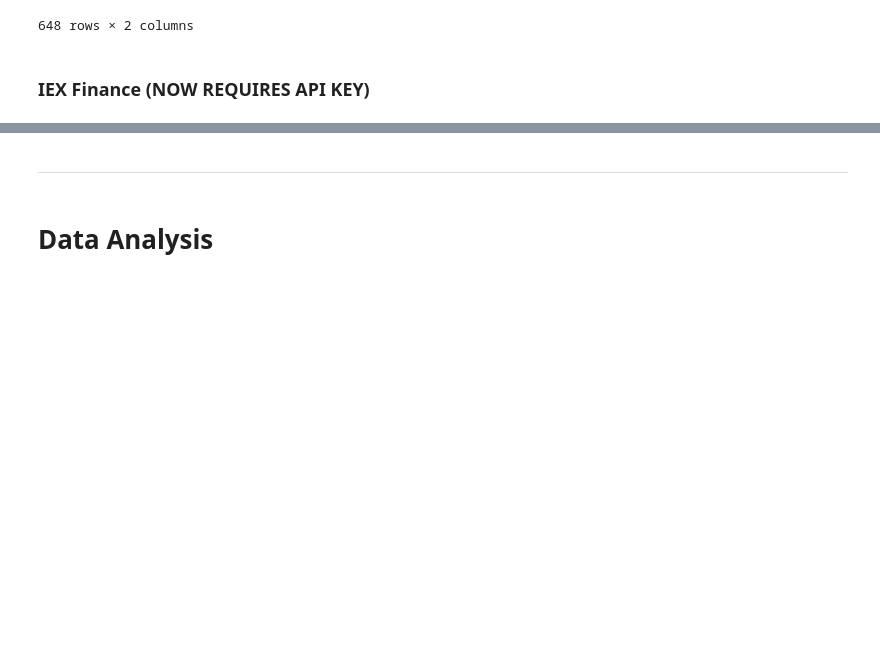
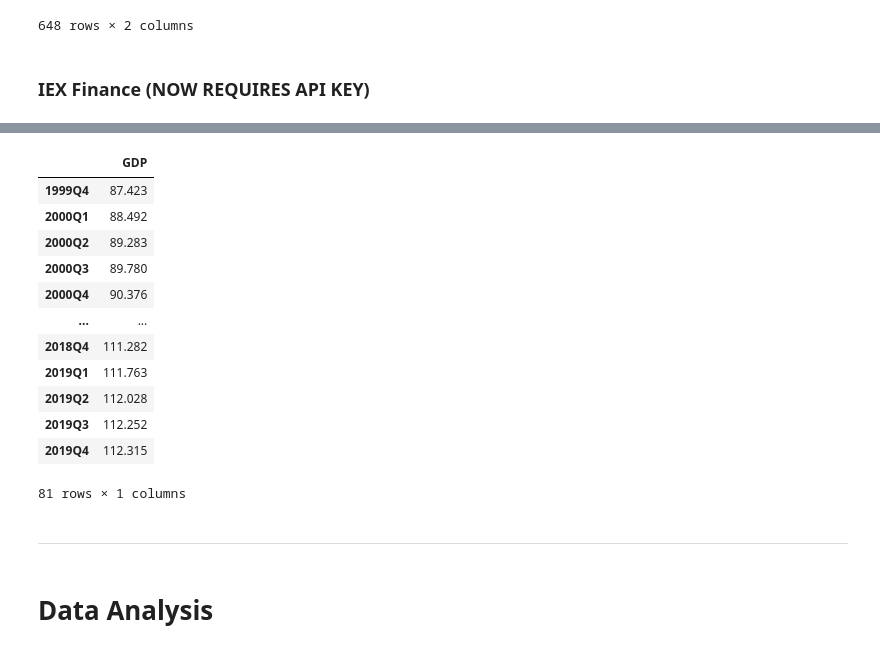
Before and after one commit to jbduarte/SGPE_Numerical_Course, a Jupyter notebook: Part 3- Data Analysis/14_Data_Analysis.ipynb, the cells around one changed output, grey strips where cells are left out. Drawn from its saved outputs; the diff is of its cells as text; code cells hidden in the pictures; blank space fills up the shorter version.

```diff
--- a/Part 3- Data Analysis/14_Data_Analysis.ipynb
+++ b/Part 3- Data Analysis/14_Data_Analysis.ipynb
@@ -526,3 +506,33 @@ end = datetime(2018, 8, 29)
+# %%
+import requests, json
+import io
+
+euro_stat_vars = ['B1GQ']
+labels = ['GDP']
+
+url_base = "http://ec.europa.eu/eurostat/wdds/rest/data/v2.1/json/en/"
+data_base = 'namq_10_gdp'
+variable = 'B1GQ'
+geo = 'EA12'
+url = url_base + data_base +  '?na_item=' + variable + '&precision=1&geo=' + geo + '&unit=CLV_I10&s_adj=SCA&time=1999Q4&time=2000Q1&time=2000Q2&time=2000Q3&time=2000Q4&time=2001Q1&time=2001Q2&time=2001Q3&time=2001Q4&time=2002Q1&time=2002Q2&time=2002Q3&time=2002Q4&time=2003Q1&time=2003Q2&time=2003Q3&time=2003Q4&time=2004Q1&time=2004Q2&time=2004Q3&time=2004Q4&time=2005Q1&time=2005Q2&time=2005Q3&time=2005Q4&time=2006Q1&time=2006Q2&time=2006Q3&time=2006Q4&time=2007Q1&time=2007Q2&time=2007Q3&time=2007Q4&time=2008Q1&time=2008Q2&time=2008Q3&time=2008Q4&time=2009Q1&time=2009Q2&time=2009Q3&time=2009Q4&time=2010Q1&time=2010Q2&time=2010Q3&time=2010Q4&time=2011Q1&time=2011Q2&time=2011Q3&time=2011Q4&time=2012Q1&time=2012Q2&time=2012Q3&time=2012Q4&time=2013Q1&time=2013Q2&time=2013Q3&time=2013Q4&time=2014Q1&time=2014Q2&time=2014Q3&time=2014Q4&time=2015Q1&time=2015Q2&time=2015Q3&time=2015Q4&time=2016Q1&time=2016Q2&time=2016Q3&time=2016Q4&time=2017Q1&time=2017Q2&time=2017Q3&time=2017Q4&time=2018Q1&time=2018Q2&time=2018Q3&time=2018Q4&time=2019Q1&time=2019Q2&time=2019Q3&time=2019Q4'
+r = requests.get(url)
+data_json = json.loads(r.text)
+data = pd.DataFrame(list(data_json['value'].values()), columns=['GDP'], index = list(data_json['dimension']['time']['category']['index'].keys()))
+data
+# %% [output]
+|  | GDP |
+| 1999Q4 | 87.423 |
+| 2000Q1 | 88.492 |
+| 2000Q2 | 89.283 |
+| 2000Q3 | 89.780 |
+| 2000Q4 | 90.376 |
+| ... | ... |
+| 2018Q4 | 111.282 |
+| 2019Q1 | 111.763 |
+| 2019Q2 | 112.028 |
+| 2019Q3 | 112.252 |
+| 2019Q4 | 112.315 |
+81 rows × 1 columns
 # %% [markdown]
 ---
 # %% [markdown]
```
Also changed, not shown: parts of 16 cells of this notebook, 1 other file.
